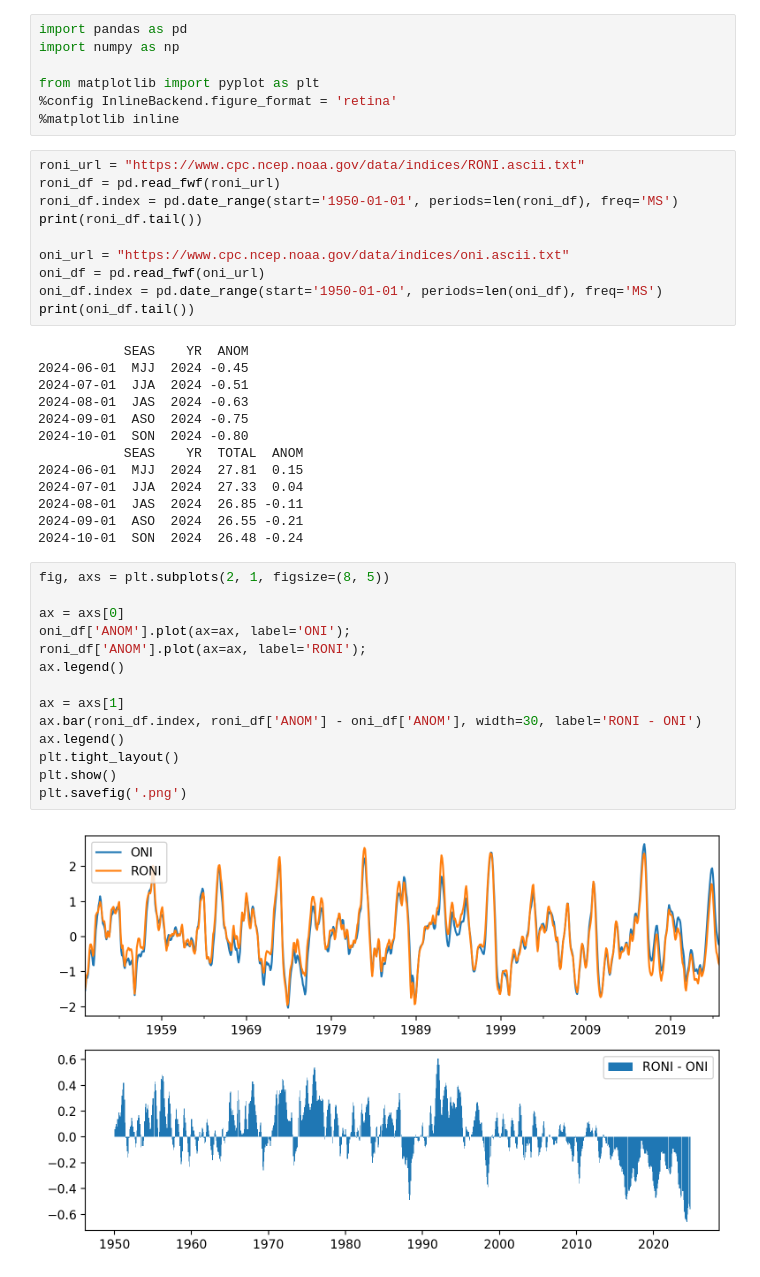
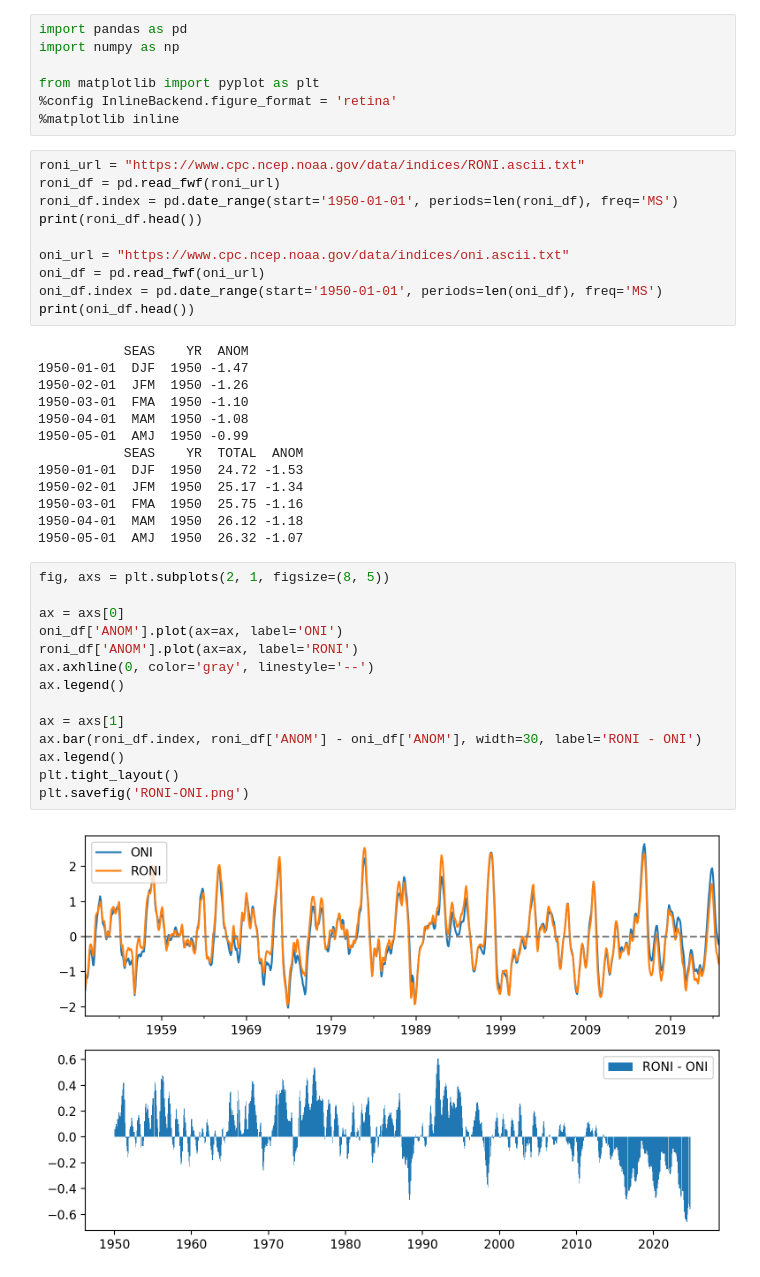
Before and after one commit to mktippett/python-tips-and-tricks, a Jupyter notebook: ONI-RONI.ipynb, the cells around one changed output. Drawn from its saved outputs; the diff is of its cells as text.

```diff
--- a/ONI-RONI.ipynb
+++ b/ONI-RONI.ipynb
@@ -9,38 +9,38 @@ from matplotlib import pyplot as plt
 roni_url = "https://www.cpc.ncep.noaa.gov/data/indices/RONI.ascii.txt"
 roni_df = pd.read_fwf(roni_url)
 roni_df.index = pd.date_range(start='1950-01-01', periods=len(roni_df), freq='MS')
-print(roni_df.tail())
+print(roni_df.head())
 
 oni_url = "https://www.cpc.ncep.noaa.gov/data/indices/oni.ascii.txt"
 oni_df = pd.read_fwf(oni_url)
 oni_df.index = pd.date_range(start='1950-01-01', periods=len(oni_df), freq='MS')
-print(oni_df.tail())
+print(oni_df.head())
 # %% [output]
            SEAS    YR  ANOM
-2024-06-01  MJJ  2024 -0.45
-2024-07-01  JJA  2024 -0.51
-2024-08-01  JAS  2024 -0.63
-2024-09-01  ASO  2024 -0.75
-2024-10-01  SON  2024 -0.80
+1950-01-01  DJF  1950 -1.47
+1950-02-01  JFM  1950 -1.26
+1950-03-01  FMA  1950 -1.10
+1950-04-01  MAM  1950 -1.08
+1950-05-01  AMJ  1950 -0.99
            SEAS    YR  TOTAL  ANOM
-2024-06-01  MJJ  2024  27.81  0.15
-2024-07-01  JJA  2024  27.33  0.04
-2024-08-01  JAS  2024  26.85 -0.11
-2024-09-01  ASO  2024  26.55 -0.21
-2024-10-01  SON  2024  26.48 -0.24
+1950-01-01  DJF  1950  24.72 -1.53
+1950-02-01  JFM  1950  25.17 -1.34
+1950-03-01  FMA  1950  25.75 -1.16
+1950-04-01  MAM  1950  26.12 -1.18
+1950-05-01  AMJ  1950  26.32 -1.07
 # %%
 fig, axs = plt.subplots(2, 1, figsize=(8, 5))
 
 ax = axs[0]
-oni_df['ANOM'].plot(ax=ax, label='ONI');
-roni_df['ANOM'].plot(ax=ax, label='RONI');
+oni_df['ANOM'].plot(ax=ax, label='ONI')
+roni_df['ANOM'].plot(ax=ax, label='RONI')
+ax.axhline(0, color='gray', linestyle='--')
 ax.legend()
 
 ax = axs[1]
 ax.bar(roni_df.index, roni_df['ANOM'] - oni_df['ANOM'], width=30, label='RONI - ONI')
 ax.legend()
 plt.tight_layout()
-plt.show()
-plt.savefig('.png')
+plt.savefig('RONI-ONI.png')
 # %% [output]
-[figure, old version]
+[figure, new version]
```
